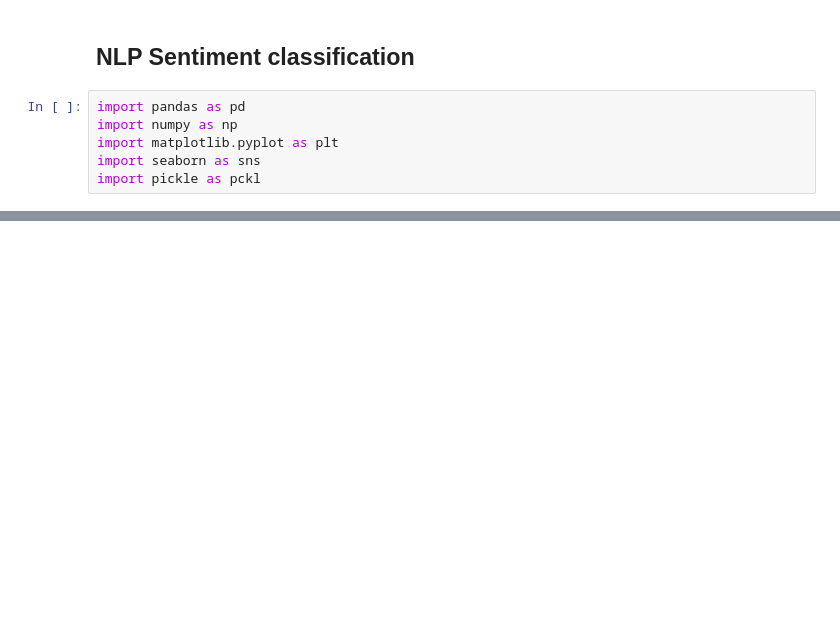
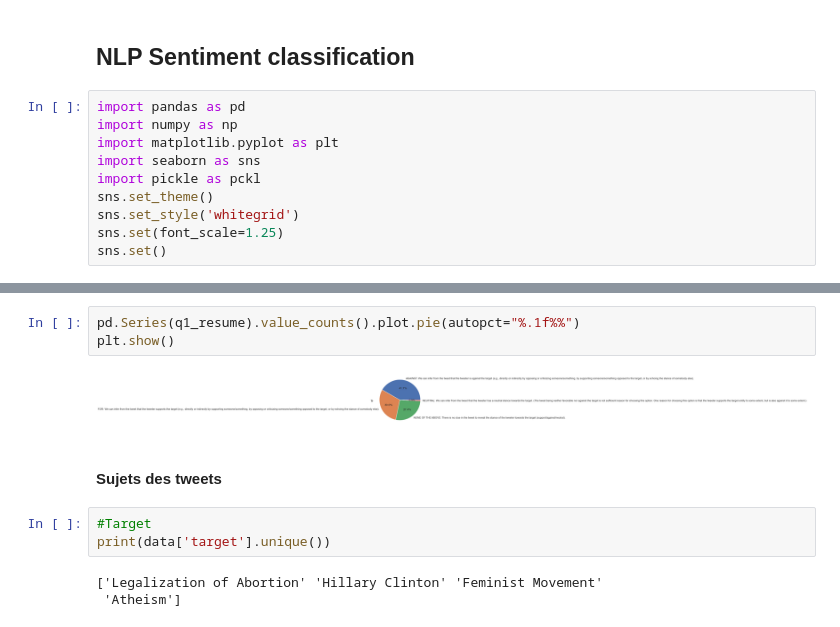
Before and after one commit to amalenkr/NLP--Progressive-issues-sentiment-, a Jupyter notebook: 3- Python/script_Amalou.ipynb, the cells around one changed output, grey strips where cells are left out. Drawn from its saved outputs; the diff is of its cells as text; blank space fills up the shorter version.

```diff
--- a/3- Python/script_Amalou.ipynb
+++ b/3- Python/script_Amalou.ipynb
@@ -6,3 +6,7 @@ import numpy as np
 import matplotlib.pyplot as plt
 import seaborn as sns
 import pickle as pckl
+sns.set_theme()
+sns.set_style('whitegrid')
+sns.set(font_scale=1.25)
+sns.set()
@@ -24,0 +67,13 @@ pckl.load(open('data_query.p','rb'))
+# %%
+pd.Series(q1_resume).value_counts().plot.pie(autopct="%.1f%%")
+plt.show()
+# %% [output]
+[figure, added]
+# %% [markdown]
+#### Sujets des tweets
+# %%
+#Target
+print(data['target'].unique())
+# %% [output]
+['Legalization of Abortion' 'Hillary Clinton' 'Feminist Movement'
+ 'Atheism']
```
Also changed, not shown: parts of 17 cells of this notebook, 1 other file.
